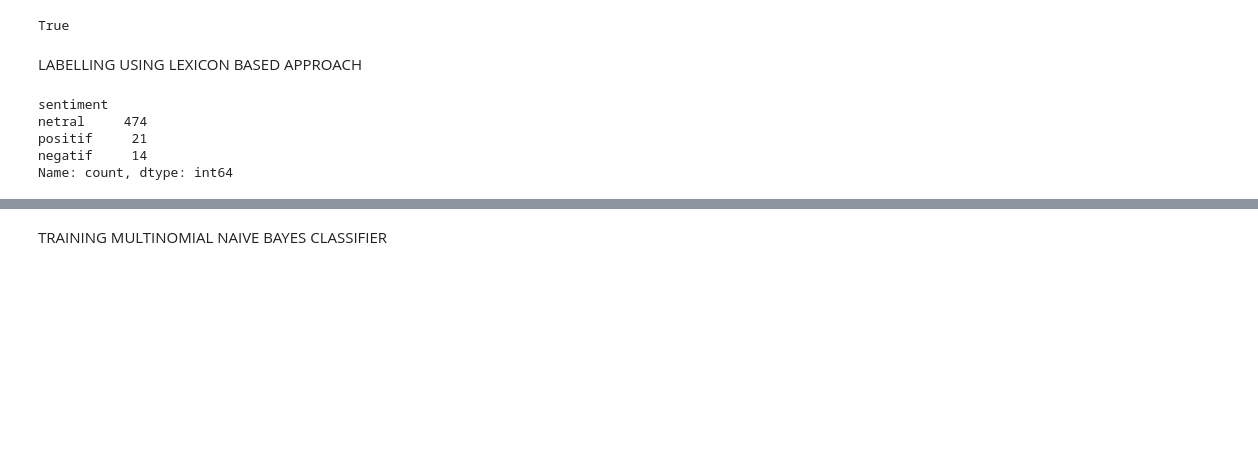
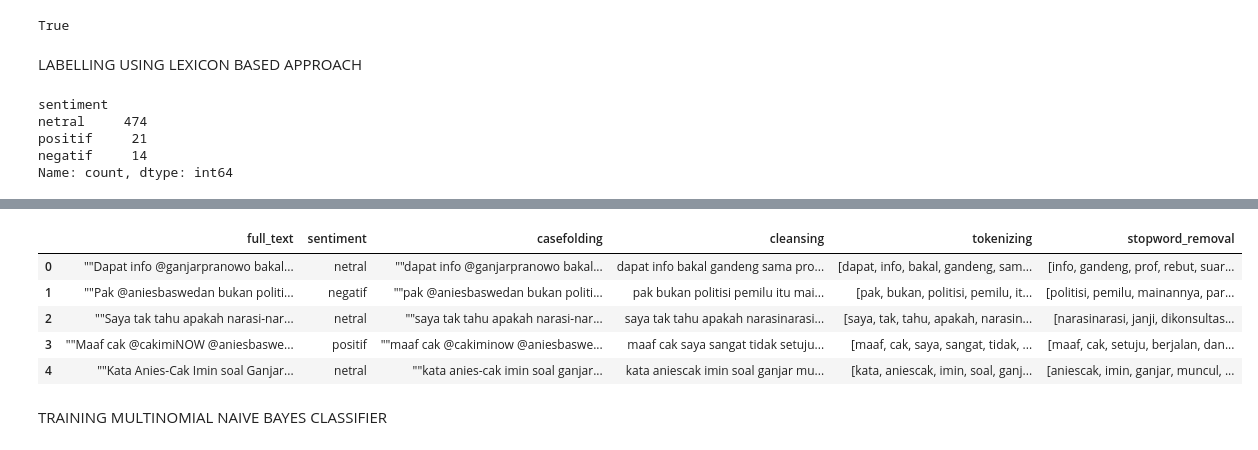
Before and after one commit to ArtEnginer/AnalisisSentimentNaiveBayesPresiden, a Jupyter notebook: codeAnis.ipynb, the cells around one changed output, grey strips where cells are left out. Saved outputs shown, nothing was run; the diff lists cells and outputs as text; code cells hidden in the pictures; blank space fills up the shorter version.

```diff
--- a/codeAnis.ipynb
+++ b/codeAnis.ipynb
@@ -92,48 +108,39 @@ def tokenizing(text):
     a = -1
     for hu in nstr:
         a = a + 1
     if hu == '':
         md.append(a)
     p = 0
     b = 0
     for q in md:
         b = q - p
         del nstr[b]
         p = p + 1
     return nstr
 
 data['tokenizing'] = data['cleansing'].apply(tokenizing)
 
 def stopword_removal(text):
     factory = stopwords.words('indonesian', 'english')
     x = []
     dkk = []
     def myFunc(x):
         if x in factory:
             return False
         else:
             return True
     fit = filter(myFunc, text)
     for x in fit:
         dkk.append(x)
     return dkk
 data['stopword_removal'] = data['tokenizing'].apply(stopword_removal)
-
-from nltk.stem import PorterStemmer
-from Sastrawi.Stemmer.StemmerFactory import StemmerFactory
-
-# Fungsi untuk stemming
-def stemming(text):
-    # Inisialisasi stemmer untuk bahasa Indonesia
-    factory = StemmerFactory()
-    stemmer = factory.create_stemmer()
-
-    # Stem setiap kata dalam teks
-    stemmed_text = [stemmer.stem(word) for word in text]
-
-    return stemmed_text
-
-
-data['stemming']= data['stopword_removal'].apply(stemming)
+data.to_excel('data/anies_prprocessing.xlsx')
 data.head()
+# %% [output]
+|  | full_text | sentiment | casefolding | cleansing | tokenizing | stopword_removal |
+| 0 | ""Dapat info @ganjarpranowo bakal... | netral | ""dapat info @ganjarpranowo bakal... | dapat info bakal gandeng sama pro... | [dapat, info, bakal, gandeng, sam... | [info, gandeng, prof, rebut, suar... |
+| 1 | ""Pak @aniesbaswedan bukan politi... | negatif | ""pak @aniesbaswedan bukan politi... | pak bukan politisi pemilu itu mai... | [pak, bukan, politisi, pemilu, it... | [politisi, pemilu, mainannya, par... |
+| 2 | ""Saya tak tahu apakah narasi-nar... | netral | ""saya tak tahu apakah narasi-nar... | saya tak tahu apakah narasinarasi... | [saya, tak, tahu, apakah, narasin... | [narasinarasi, janji, dikonsultas... |
+| 3 | ""Maaf cak @cakimiNOW @aniesbaswe... | positif | ""maaf cak @cakiminow @aniesbaswe... | maaf cak saya sangat tidak setuju... | [maaf, cak, saya, sangat, tidak, ... | [maaf, cak, setuju, berjalan, dan... |
+| 4 | ""Kata Anies-Cak Imin soal Ganjar... | netral | ""kata anies-cak imin soal ganjar... | kata aniescak imin soal ganjar mu... | [kata, aniescak, imin, soal, ganj... | [aniescak, imin, ganjar, muncul, ... |
 # %%
```
Also changed, not shown: parts of 4 cells of this notebook, 8 other files.
